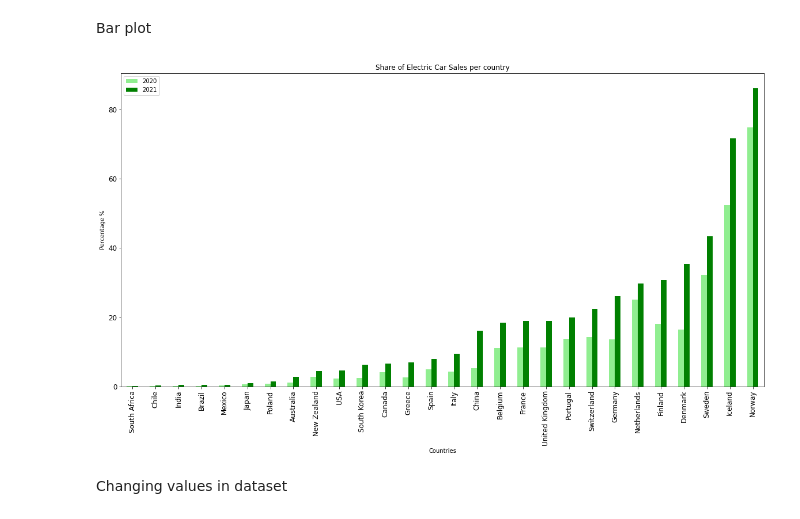
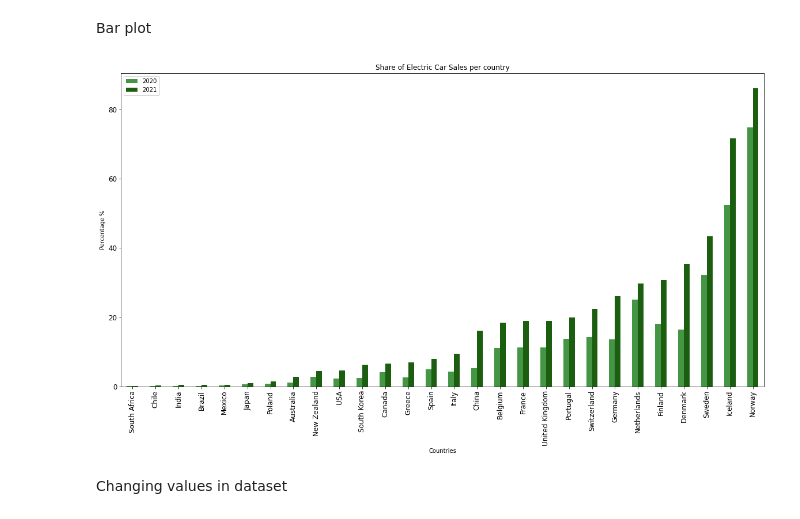
Before and after one commit to aaroln/ev, a Jupyter notebook: presentation.ipynb, the cells around one changed output. Cells and saved outputs as stored; diff of their text form; code cells hidden in the pictures.

Commit message:
graph

```diff
--- a/presentation.ipynb
+++ b/presentation.ipynb
@@ -13,6 +13,9 @@ import plotly.express as px
 Styles
 # %%
 pd.options.mode.chained_assignment = None
+# %%
+plt.rc('xtick', labelsize=10)
+plt.rc('ytick', labelsize=10)
 # %%
 %matplotlib inline
 # %%
@@ -152,18 +155,18 @@ Bar plot
 # %%
 
 all_shares.plot(kind = 'bar',
 x = 'country',
 stacked = False,
 title = 'Share of Electric Car Sales per country',
 xlabel = 'Countries',
 ylabel = 'Percentage %',
 fontsize = '12',
-color = {'2020': 'lightgreen','2021': 'green'}
+color = {'2020': '#449644','2021': '#1b5e0f'}
 )
 
 plt.show()
 # %% [output]
-[figure, old version]
+[figure, new version]
 # %% [markdown]
 Changing values in dataset
 # %%
```
Also changed, not shown: parts of 7 cells of this notebook.
